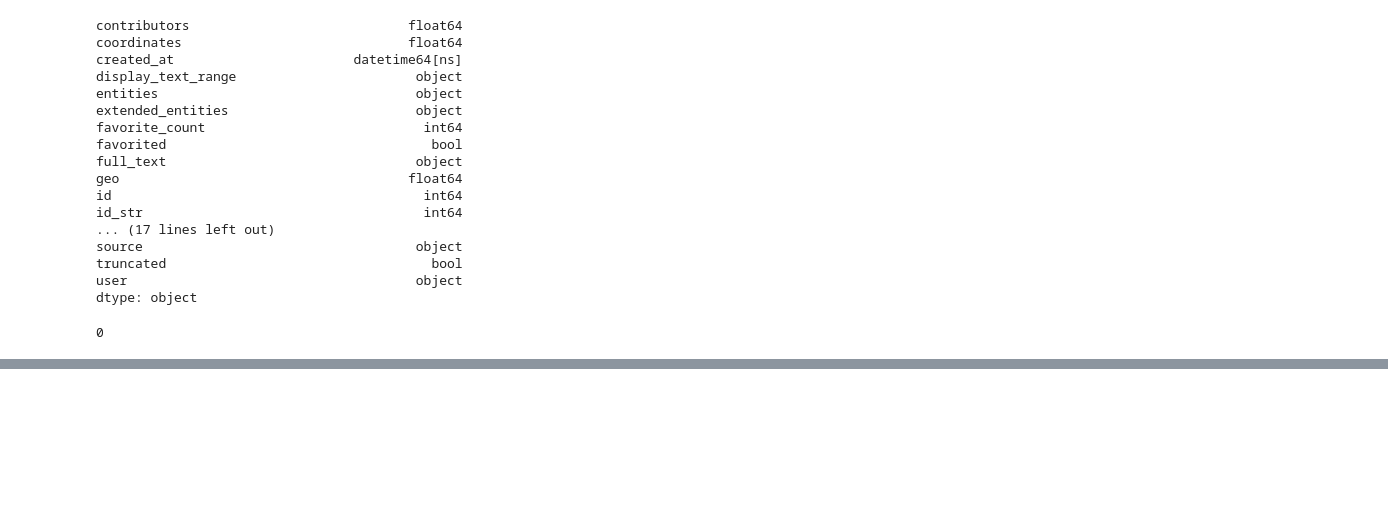
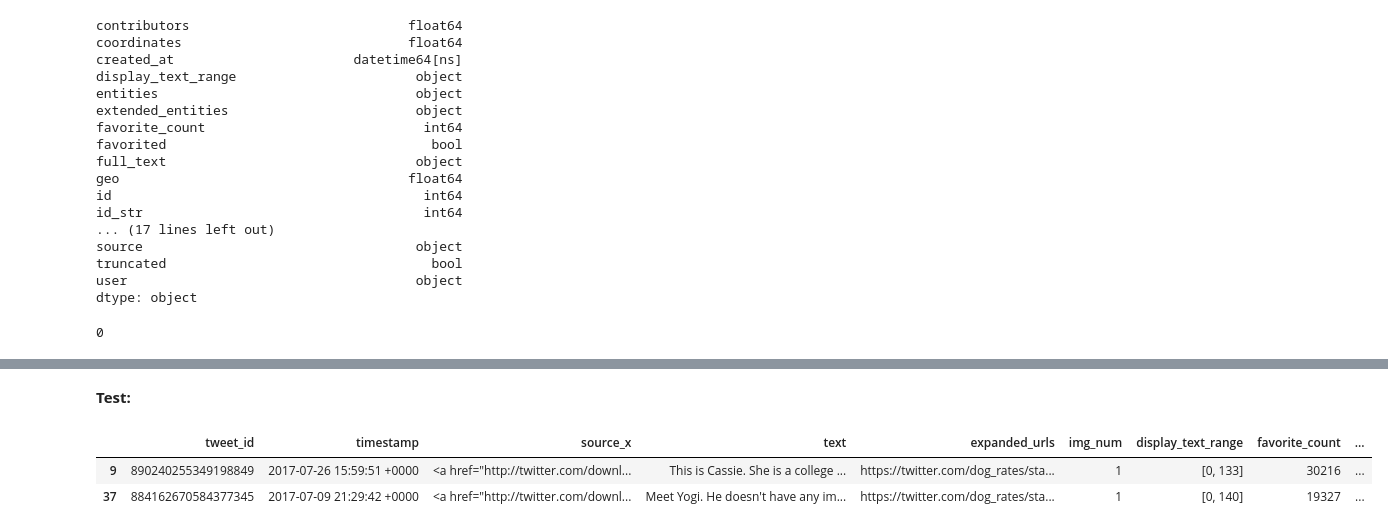
Before and after one commit to cnegrelli/Data_Wrangling_Project, a Jupyter notebook: wrangle_act.ipynb, the cells around one changed output, grey strips where cells are left out. Drawn from its saved outputs; the diff is of its cells as text; code cells hidden in the pictures; blank space fills up the shorter version.

```diff
--- a/wrangle_act.ipynb
+++ b/wrangle_act.ipynb
@@ -326,0 +445,8 @@ extra.id.duplicated().sum()
+# %% [markdown]
+**Test:**
+# %%
+tweets_clean.head(2)
+# %% [output]
+|  | tweet_id | timestamp | source_x | text | expanded_urls | img_num | display_text_range | favorite_count | ... |
+| 9 | 890240255349198849 | 2017-07-26 15:59:51 +0000 | <a href="http://twitter.com/downl... | This is Cassie. She is a college ... | https://twitter.com/dog_rates/sta... | 1 | [0, 133] | 30216 | ... |
+| 37 | 884162670584377345 | 2017-07-09 21:29:42 +0000 | <a href="http://twitter.com/downl... | Meet Yogi. He doesn't have any im... | https://twitter.com/dog_rates/sta... | 1 | [0, 140] | 19327 | ... |
```
Also changed, not shown: parts of 56 cells of this notebook.
